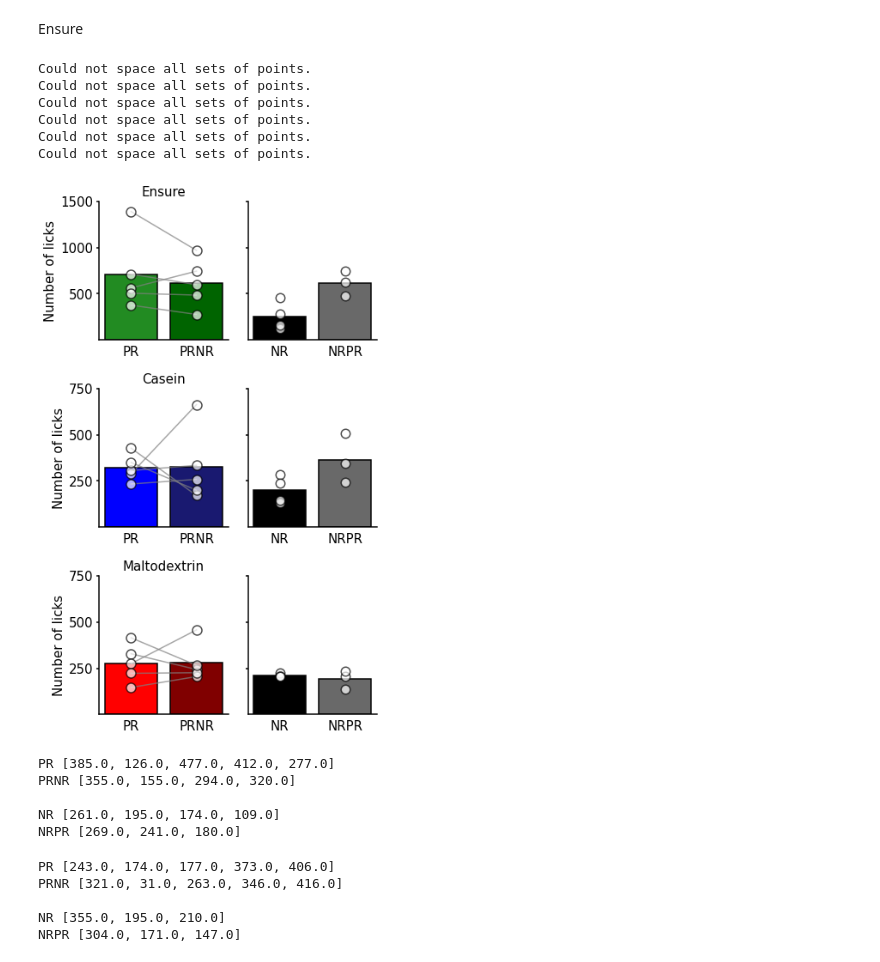
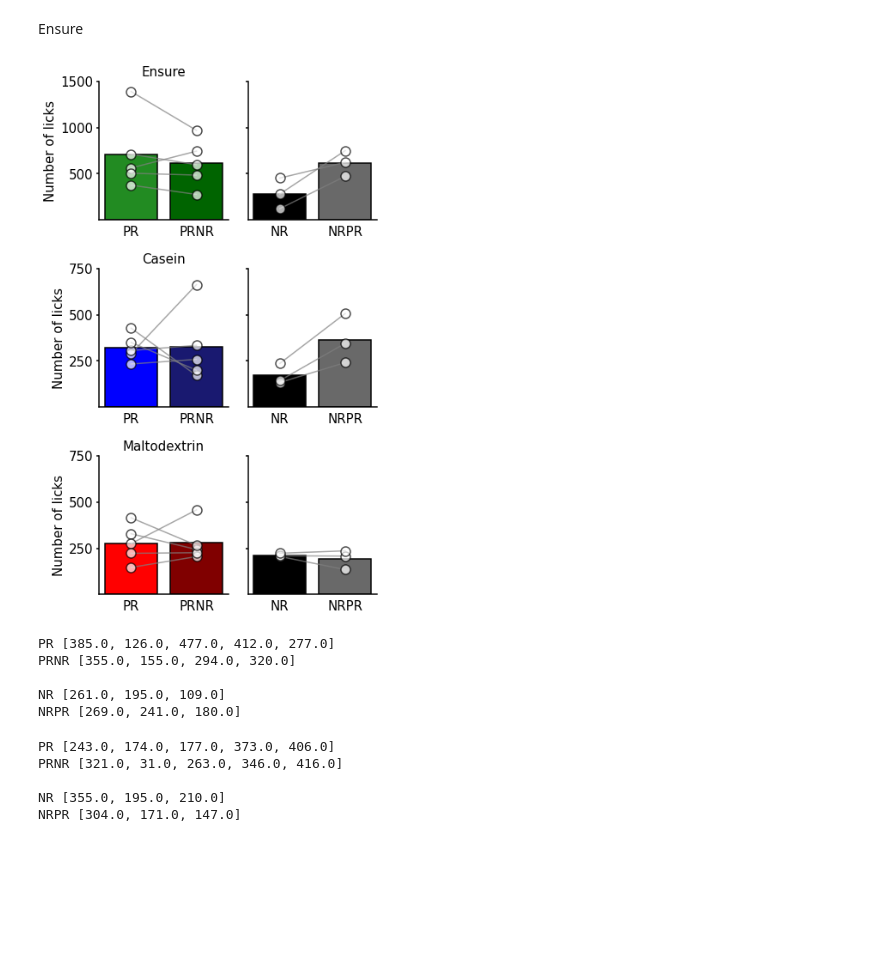
Before and after one commit to jetsetmette/VGP, a Jupyter notebook: notebooks/Behavior_2P.ipynb, the cells around one changed output. Drawn from its saved outputs; the diff is of its cells as text; code cells hidden in the pictures; blank space fills up the shorter version.

```diff
--- a/notebooks/Behavior_2P.ipynb
+++ b/notebooks/Behavior_2P.ipynb
@@ -186,6 +186,10 @@ for key in all_data.keys():
     mouseid=d['mouse']
     if mouseid not in mice: mice.append(mouseid)
 
+
+for m in mice:
+    if m == 'VGP305':
+        mice.remove(m)
 mice
 # %% [output]
 ['VGP118',
@@ -402,7 +405,7 @@ tp.barscatter([ensure_PR,ensure_PRNR],
               ax=ax[0,0])
 
 tp.barscatter([ensure_NR,ensure_NRPR],
-#               paired= True,
+              paired= True,
               barfacecolor=NR,
               barlabels=['NR','NRPR'],
               barlabeloffset=0.04,
@@ -429,7 +432,7 @@ tp.barscatter([cas_PR,cas_PRNR],
               ax=ax[1,0])
 
 tp.barscatter([cas_NR,cas_NRPR],
-#               paired= True,
+              paired= True,
               barfacecolor=NR,
               barlabels=['NR','NRPR'],
               barlabeloffset=0.04,
@@ -457,7 +460,7 @@ tp.barscatter([malt_PR,malt_PRNR],
               ax=ax[2,0])
 
 tp.barscatter([malt_NR,malt_NRPR],
-#               paired= True,
+              paired= True,
               barfacecolor=NR,
               barlabels=['NR','NRPR'],
               barlabeloffset=0.04,
@@ -468,40 +471,34 @@ tp.barscatter([malt_NR,malt_NRPR],
               spaced=True,
               linewidth=1.5,
               ax=ax[2,1])
 
 
 
 ax[0,0].set_ylabel('Number of licks',fontsize = 15)
 ax[0,0].set_yticks([500,1000,1500])
 ax[0,1].set_yticks([500,1000,1500])
 ax[0,0].set_yticklabels([500,1000,1500], fontsize = 15)
 
 ax[1,0].set_ylabel('Number of licks',fontsize = 15)
 ax[1,0].set_yticks([250,500,750])
 ax[1,1].set_yticks([250,500,750])
 ax[1,0].set_yticklabels([250,500,750], fontsize = 15)
 
 ax[2,0].set_ylabel('Number of licks',fontsize = 15)
 ax[2,0].set_yticks([250,500,750])
 ax[2,1].set_yticks([250,500,750])
 ax[2,0].set_yticklabels([250,500,750], fontsize = 15)
 
 ax[0,0].set_title('Ensure', fontsize =15)
 ax[1,0].set_title('Casein', fontsize =15)
 ax[2,0].set_title('Maltodextrin', fontsize =15)
 
 
 
 
 f.savefig('C:\\Users\\mko102\\GitHub\\VGP\\output\\Total_licks.png')
 # %% [output]
-Could not space all sets of points.
-Could not space all sets of points.
-Could not space all sets of points.
-Could not space all sets of points.
-Could not space all sets of points.
-Could not space all sets of points.
-[figure, old version]
+[figure, new version]
 # %%
 ppaired_NR=[]
 ppaired_PR=[]
@@ -547,7 +544,7 @@ print('NRPR', ppaired_NRPR)
 PR [385.0, 126.0, 477.0, 412.0, 277.0]
 PRNR [355.0, 155.0, 294.0, 320.0]
 
-NR [261.0, 195.0, 174.0, 109.0]
+NR [261.0, 195.0, 109.0]
 NRPR [269.0, 241.0, 180.0]
 # %%
 mpaierd_NR=[]
```
Also changed, not shown: parts of 6 cells of this notebook.
